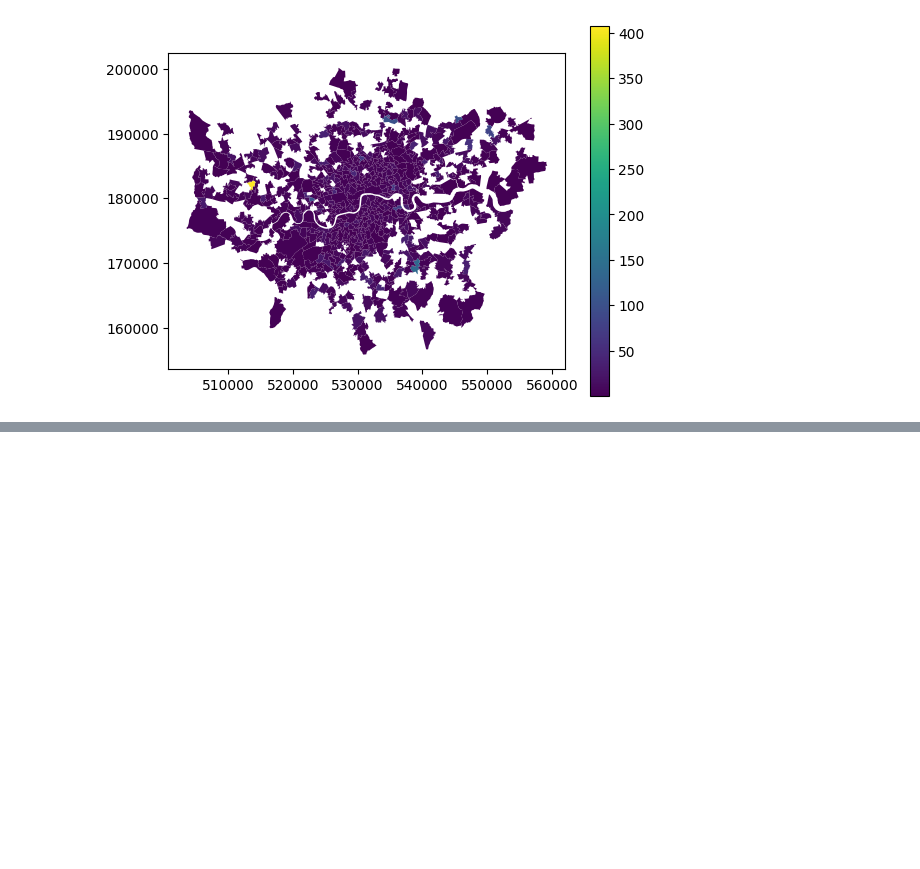
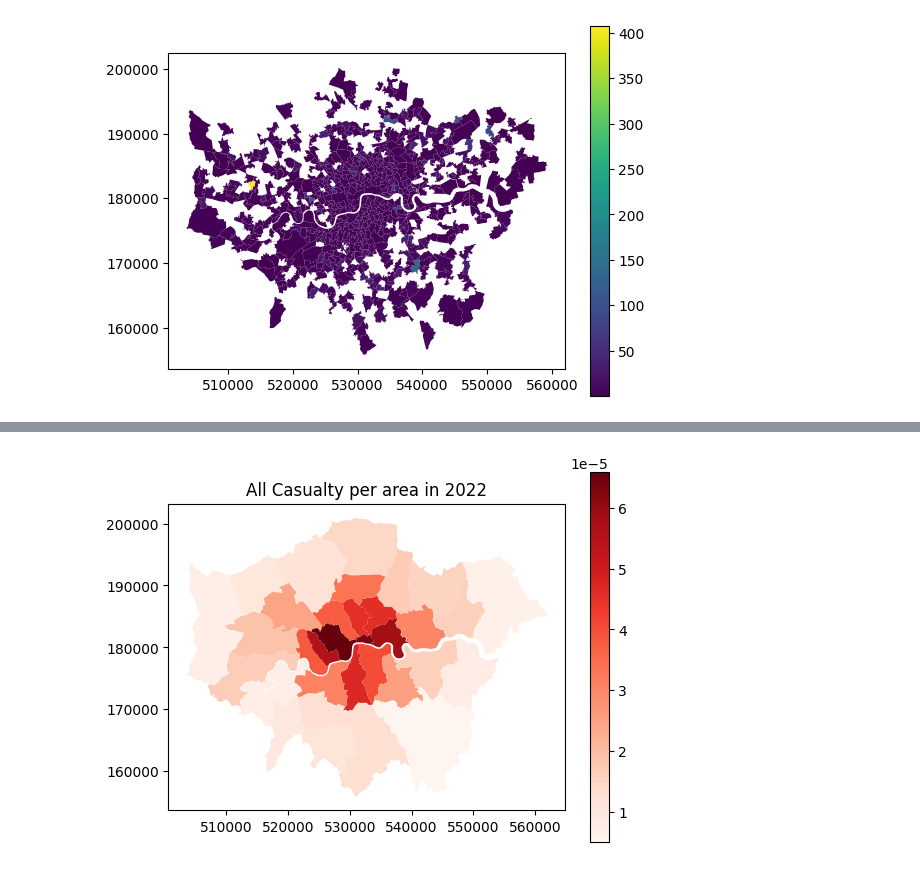
Before and after one commit to sokimura39/CUSP_Data_Dive, a Jupyter notebook: cycling_infrastructure.ipynb, the cells around one changed output, grey strips where cells are left out. Saved outputs shown, nothing was run; the diff lists cells and outputs as text; code cells hidden in the pictures; blank space fills up the shorter version.

```diff
--- a/cycling_infrastructure.ipynb
+++ b/cycling_infrastructure.ipynb
@@ -256,0 +228,6 @@ locations_gdf = gpd.GeoDataFrame(
+# %%
+# load lsoa data
+
+lsoa = gpd.read_file('data/boundary/LSOA_2011_London_gen_MHW.shp').to_crs('EPSG:27700')
+msoa = gpd.read_file('data/boundary/MSOA_2011_London_gen_MHW.shp').to_crs('EPSG:27700')
+boroughs = gpd.read_file('data/boundary/London_Borough_Excluding_MHW.shp').to_crs('EPSG:27700')
@@ -325,0 +393,10 @@ raw_data.head(5)
+# %%
+boroughs_roads = boroughs_roads.rename(columns = {'length': 'road_network_length'})
+# %%
+# cycle active travel summarise by borough
+boroughs_atc = pd.DataFrame(
+    boroughs.sjoin(
+        locations_gdf,
+        predicate = 'intersects'
+    ).groupby('GSS_CODE').cycle_counts.mean()
+).rename(columns = {'cycle_counts': 'cycle_traffic_atc'})
@@ -325,0 +440,31 @@ raw_data.head(5)
+# %%
+# normalise by area
+boroughs_cycle_data['cycle_casualties_per_area'] = boroughs_cycle_data['cycle_casualties'] / boroughs_cycle_data.area
+boroughs_cycle_data['all_casualties_per_area'] = boroughs_cycle_data['all_casualties'] / boroughs_cycle_data.area
+boroughs_cycle_data['cycle_lane_per_area'] = boroughs_cycle_data['cycle_network_length'] / boroughs_cycle_data.area
+
+# cycle network ratio to the road ratio
+boroughs_cycle_data['cycle_network_ratio'] = boroughs_cycle_data['cycle_network_length'] / boroughs_cycle_data['road_network_length']
+
+# normalise by traffic
+
+# DfT data is vehicle / mile, so no need to do the normalisation before
+# ATC is average density of traffic, so need to normalise by area
+boroughs_cycle_data['cycle_casualties_per_traffic'] = boroughs_cycle_data['cycle_casualties'] / boroughs_cycle_data['DfT_2022']
+boroughs_cycle_data['cycle_casualties_per_traffic_atc'] = boroughs_cycle_data['cycle_casualties_per_area'] / boroughs_cycle_data['cycle_traffic_atc']
+
+boroughs_cycle_data['all_casualties_per_traffic'] = boroughs_cycle_data['all_casualties'] / boroughs_cycle_data['DfT_2022']
+boroughs_cycle_data['all_casualties_per_traffic_atc'] = boroughs_cycle_data['all_casualties_per_area'] / boroughs_cycle_data['cycle_traffic_atc']
+# %%
+# plot casualties per area
+boroughs_cycle_data.plot(
+    column = 'all_casualties_per_area',
+    legend = True,
+    cmap = 'Reds'
+)
+
+plt.title('All Casualty per area in 2022')
+
+plt.show()
+# %% [output]
+[figure, added]
```
Also changed, not shown: parts of 60 cells of this notebook.
